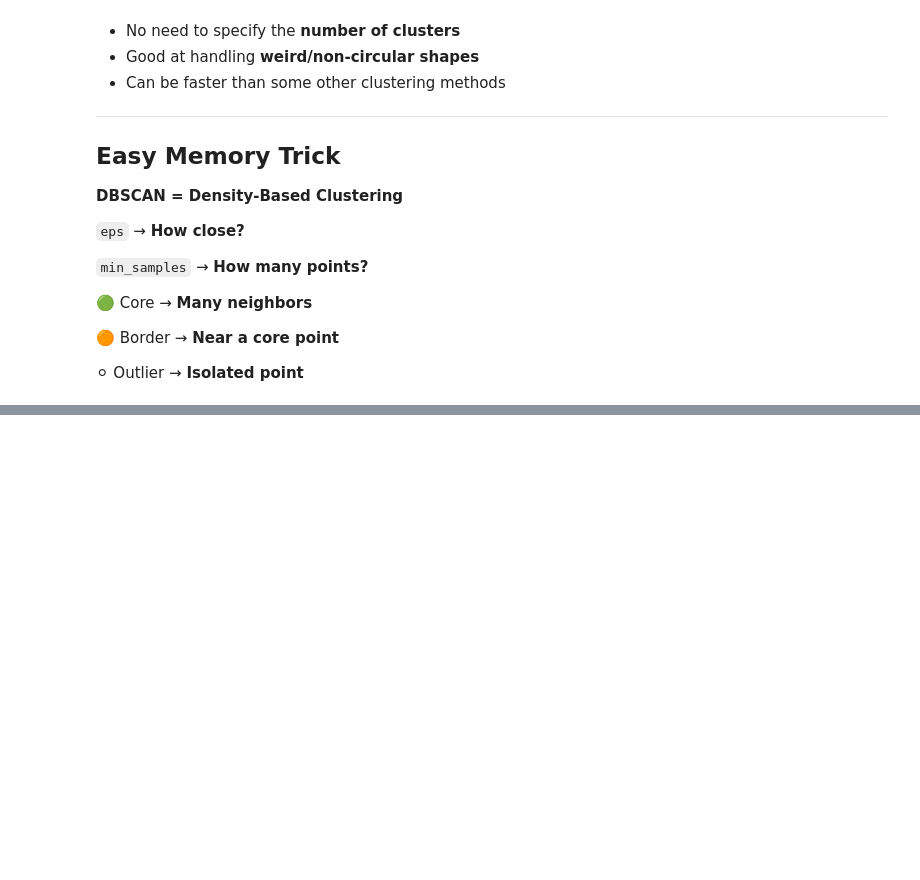
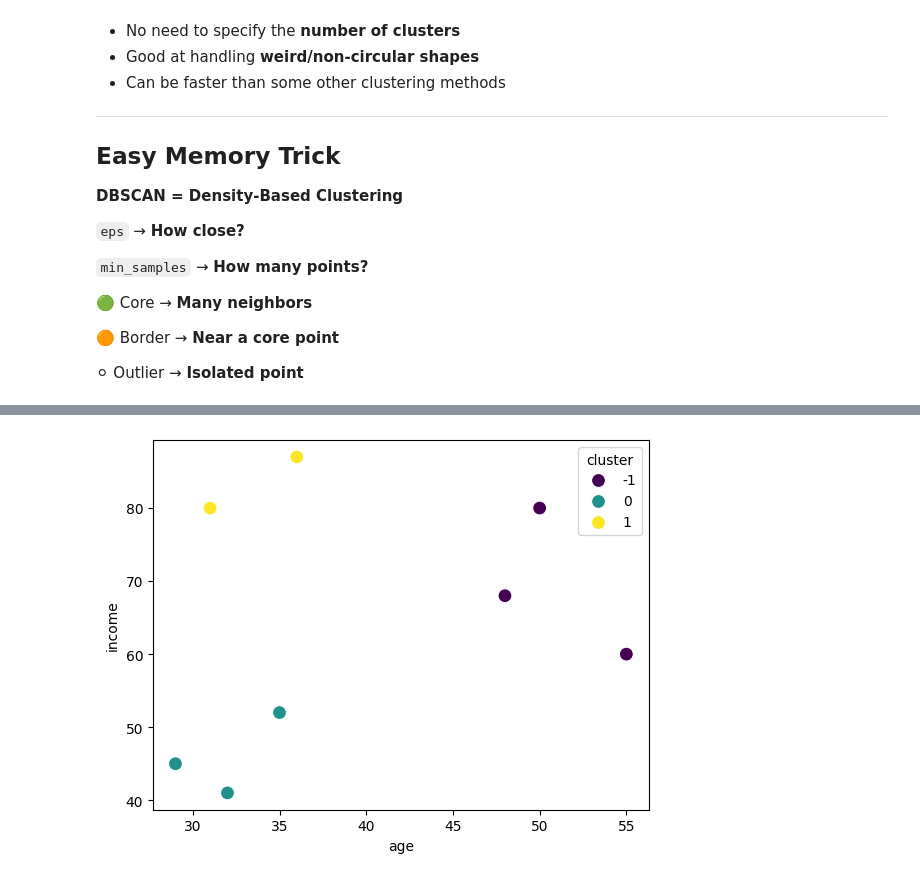
Before and after one commit to ThirumaleshV/AIE, a Jupyter notebook: ML/_7_Unsupervised_learning.ipynb, the cells around one changed output, grey strips where cells are left out. Cells and saved outputs as stored; diff of their text form; code cells hidden in the pictures; blank space fills up the shorter version.

```diff
--- a/ML/_7_Unsupervised_learning.ipynb
+++ b/ML/_7_Unsupervised_learning.ipynb
@@ -1017,0 +1186,8 @@ A point needs at least 5 points within its `eps` distance to be considered a cor
+# %%
+import pandas as pd
+from matplotlib import pyplot as plt
+import seaborn as sns
+import numpy as np
+
+df = pd.read_excel(r"..\Datasets\income1.xlsx", names=["name","age","income"])
+df
@@ -1017,0 +1209,6 @@ A point needs at least 5 points within its `eps` distance to be considered a cor
+# %%
+from sklearn.cluster import DBSCAN
+
+ds = DBSCAN(eps=10, min_samples=2)
+ds.fit(df[['age', 'income']])
+ds.labels_
@@ -1017,0 +1217,3 @@ A point needs at least 5 points within its `eps` distance to be considered a cor
+# %%
+df["cluster"] = ds.labels_
+df
@@ -1017,0 +1230,5 @@ A point needs at least 5 points within its `eps` distance to be considered a cor
+# %%
+sns.scatterplot(df, x='age', y='income',  palette='viridis', s=100, hue="cluster")
+plt.show()
+# %% [output]
+[figure, added]
```
Also changed, not shown: parts of 15 cells of this notebook.
